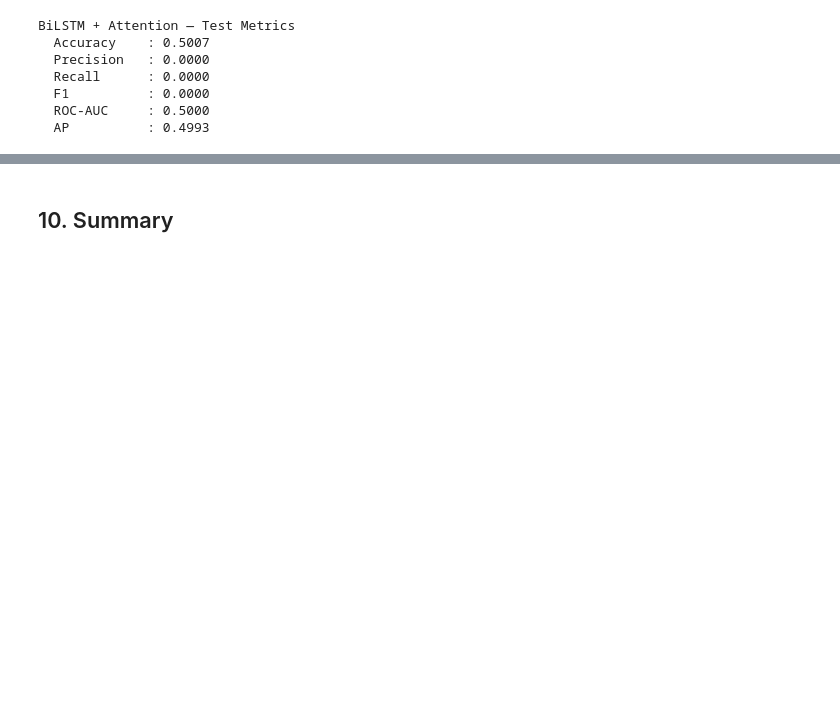
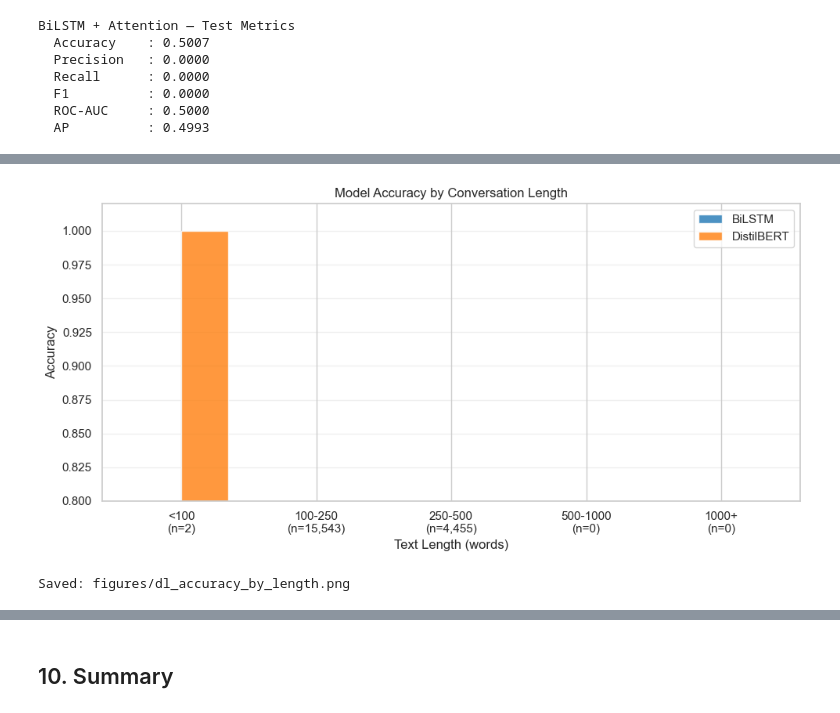
Before and after one commit to bhavanishanker-png/predictive-sales-analytics-engine, a Jupyter notebook: notebooks/08_dl_evaluation.ipynb, the cells around one changed output, grey strips where cells are left out. Cells and saved outputs as stored; diff of their text form; code cells hidden in the pictures; blank space fills up the shorter version.

```diff
--- a/notebooks/08_dl_evaluation.ipynb
+++ b/notebooks/08_dl_evaluation.ipynb
@@ -448,0 +431,19 @@ else:
+# %%
+lstm_correct = (lstm_preds == y_test)
+
+if has_distilbert:
+    bert_correct = (bert_preds == y_test)
+
+    both_correct      = lstm_correct & bert_correct
+    both_wrong        = (~lstm_correct) & (~bert_correct)
+    lstm_only_correct = lstm_correct & (~bert_correct)
+    bert_only_correct = bert_correct & (~lstm_correct)
+
+    print('Test Set Disagreement Analysis (DL models)')
+    print(f'  Both correct:           {both_correct.sum():>6,} ({both_correct.mean():.2%})')
+    print(f'  Both wrong:             {both_wrong.sum():>6,} ({both_wrong.mean():.2%})')
+    print(f'  Only BiLSTM correct:    {lstm_only_correct.sum():>6,} ({lstm_only_correct.mean():.2%})')
+    print(f'  Only DistilBERT correct:{bert_only_correct.sum():>6,} ({bert_only_correct.mean():.2%})')
+    print(f'\nAgreement rate: {(lstm_preds == bert_preds).mean():.2%}')
+else:
+    print('Skip disagreement analysis as DistilBERT is missing.')
@@ -455,34 +464,37 @@ bin_labels = ['<100', '100-250', '250-500', '500-1000', '1000+']
 
 lstm_acc_by_len, bert_acc_by_len, counts = [], [], []
 for lo, hi, label in zip(length_bins[:-1], length_bins[1:], bin_labels):
     mask = (test_lengths >= lo) & (test_lengths < hi)
     n = mask.sum()
     counts.append(n)
     lstm_acc_by_len.append(lstm_correct[mask].mean() if n > 0 else 0)
-    if has_bert:
+    if has_distilbert:
         bert_acc_by_len.append(bert_correct[mask].mean() if n > 0 else 0)
 
 fig, ax = plt.subplots(figsize=(10, 5))
 x = np.arange(len(bin_labels))
-if has_bert:
+if has_distilbert:
     w = 0.35
     ax.bar(x - w/2, lstm_acc_by_len, w, label='BiLSTM', color='#1f77b4', alpha=0.8)
     ax.bar(x + w/2, bert_acc_by_len, w, label='DistilBERT', color='#ff7f0e', alpha=0.8)
 else:
     w = 0.5
     ax.bar(x, lstm_acc_by_len, w, label='BiLSTM', color='#1f77b4', alpha=0.8)
 ax.set_xlabel('Text Length (words)')
 ax.set_ylabel('Accuracy')
 ax.set_title('Model Accuracy by Conversation Length')
 ax.set_xticks(x)
 ax.set_xticklabels([f'{l}\n(n={c:,})' for l, c in zip(bin_labels, counts)])
 ax.legend()
 ax.set_ylim(0.8, 1.02)
 ax.grid(axis='y', alpha=0.3)
 
 plt.tight_layout()
 plt.savefig(FIGURES_DIR / 'dl_accuracy_by_length.png', dpi=150, bbox_inches='tight')
 plt.show()
 print('Saved: figures/dl_accuracy_by_length.png')
+# %% [output]
+[figure, added]
+Saved: figures/dl_accuracy_by_length.png
 # %%
 # Confidence distributions for correct vs incorrect predictions
```
Also changed, not shown: parts of 17 cells of this notebook, 7 other files.
